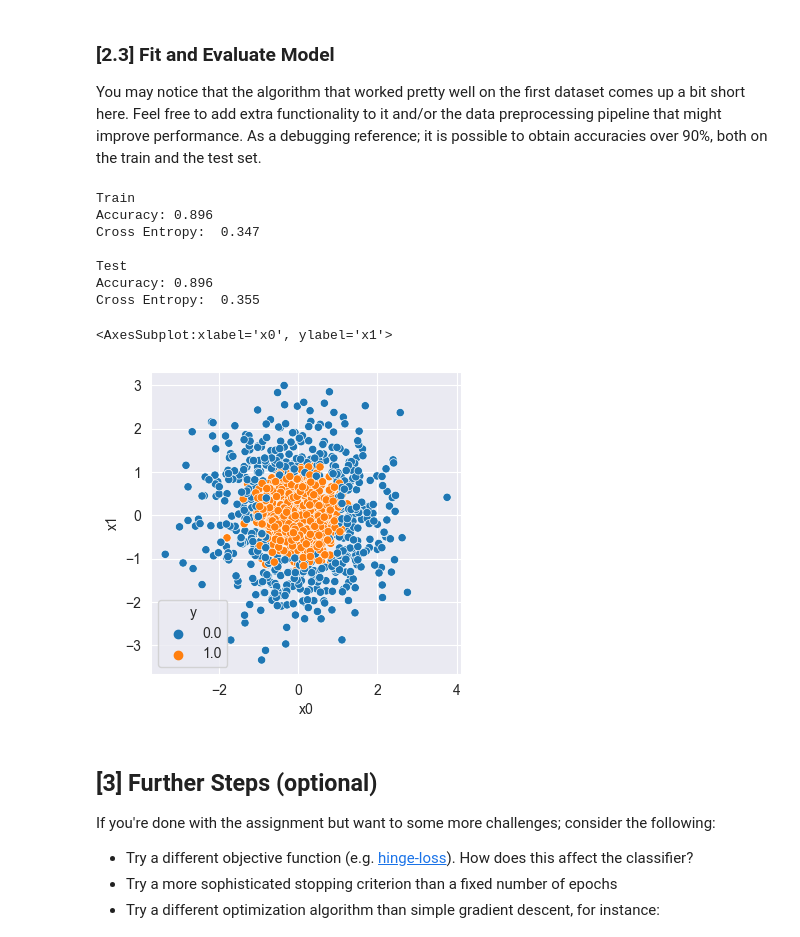
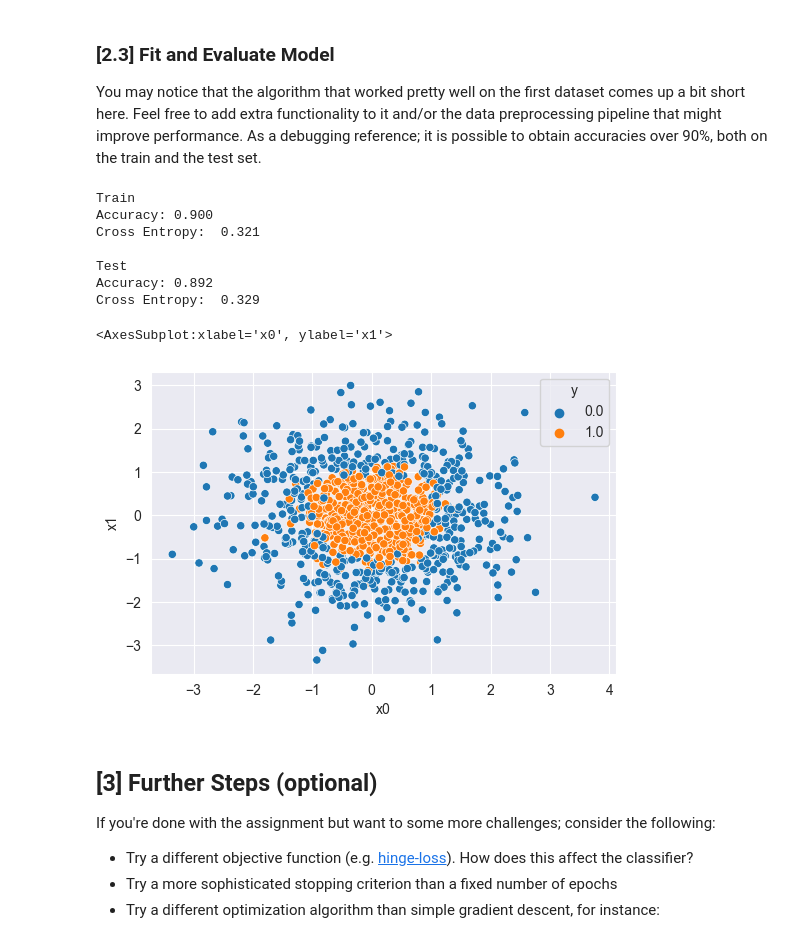
Before and after one commit to StefanTomic-NTNU/machinelearning, a Jupyter notebook: logistic_regression/experiment.ipynb, the cells around one changed output. Drawn from its saved outputs; the diff is of its cells as text; code cells hidden in the pictures.

```diff
--- a/logistic_regression/experiment.ipynb
+++ b/logistic_regression/experiment.ipynb
@@ -154,33 +154,33 @@ X_test, y_test = data_2_test[['x0', 'x1']], data_2_test['y']
 You may notice that the algorithm that worked pretty well on the first dataset comes up a bit short here. Feel free to add extra functionality to it and/or the data preprocessing pipeline that might improve performance. As a debugging reference; it is possible to obtain accuracies over 90%, both on the train and the test set.
 # %%
 # Fit model (TO TRAIN SET ONLY)
-model_2 = lr.LogisticRegression(circle=True)  # <--- Feel free to add hyperparameters
+model_2 = lr.LogisticRegression(circle=True, alpha=0.75)  # <--- Feel free to add hyperparameters
 model_2.fit(X_train, y_train)
 
 # Calculate accuracy and cross entropy for insample predictions
 y_pred_train = model_2.predict(X_train)
 print('Train')
 print(f'Accuracy: {lr.binary_accuracy(y_true=y_train, y_pred=y_pred_train, threshold=0.5) :.3f}')
 print(f'Cross Entropy:  {lr.binary_cross_entropy(y_true=y_train, y_pred=y_pred_train) :.3f}')
 
 # Calculate accuracy and cross entropy for out-of-sample predictions
 y_pred_test = model_2.predict(X_test)
 print('\nTest')
 print(f'Accuracy: {lr.binary_accuracy(y_true=y_test, y_pred=y_pred_test, threshold=0.5) :.3f}')
 print(f'Cross Entropy:  {lr.binary_cross_entropy(y_true=y_test, y_pred=y_pred_test) :.3f}')
 
-_, ax = plt.subplots(figsize=(4, 4), dpi=100)
+_, ax = plt.subplots(dpi=100)
 sns.scatterplot(x='x0', y='x1', hue='y', ax=ax, data=data_2)
 # %% [output]
 Train
-Accuracy: 0.896
-Cross Entropy:  0.347
+Accuracy: 0.900
+Cross Entropy:  0.321
 
 Test
-Accuracy: 0.896
-Cross Entropy:  0.355
+Accuracy: 0.892
+Cross Entropy:  0.329
 <AxesSubplot:xlabel='x0', ylabel='x1'>
-[figure, old version]
+[figure, new version]
 # %% [markdown]
 ## [3] Further Steps (optional)
 
```
Also changed, not shown: 1 other file.
